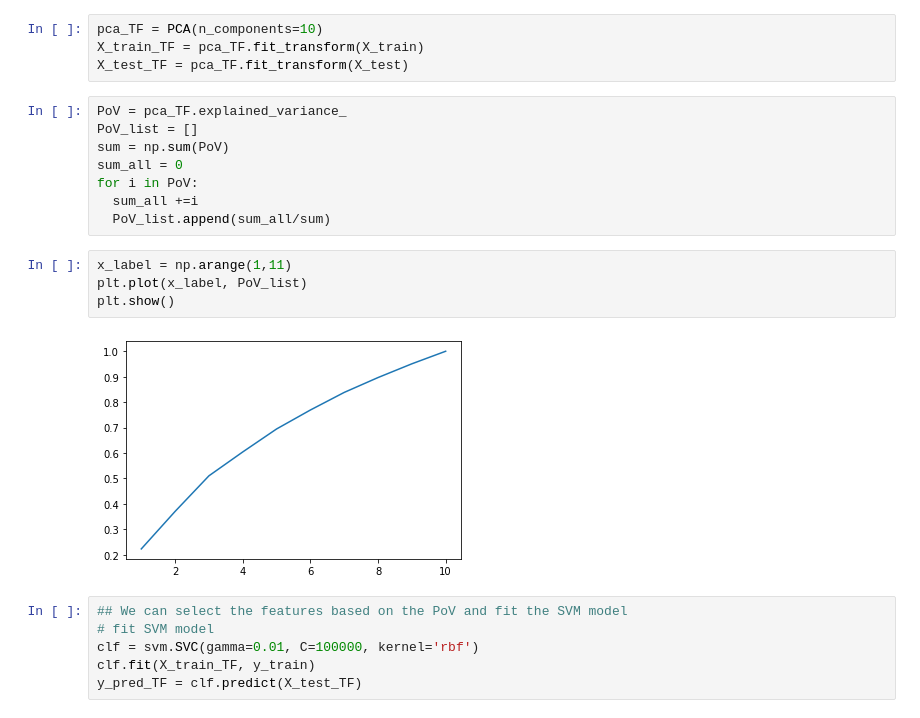
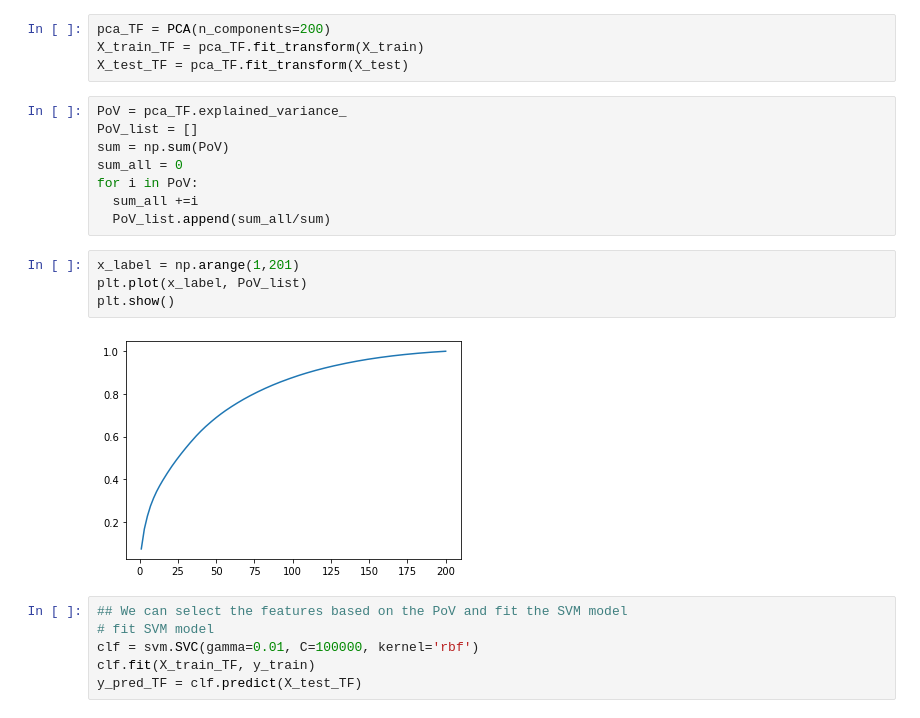
Before and after one commit to yeb2Binfang/ECE-GY-9163-ML-cyber, a Jupyter notebook: Lab/MLSec_Lab1.ipynb, the cells around one changed output. Cells and saved outputs as stored; diff of their text form.

```diff
--- a/Lab/MLSec_Lab1.ipynb
+++ b/Lab/MLSec_Lab1.ipynb
@@ -960,7 +961,7 @@ We use 1000 features above. We can use PCA to reduce the dimension to a small di
 X_train = StandardScaler().fit_transform(X_train)
 X_test = StandardScaler().fit_transform(X_test)
 # %%
-pca_TF = PCA(n_components=10)
+pca_TF = PCA(n_components=200)
 X_train_TF = pca_TF.fit_transform(X_train)
 X_test_TF = pca_TF.fit_transform(X_test)
 # %%
@@ -972,11 +973,11 @@ for i in PoV:
   sum_all +=i
   PoV_list.append(sum_all/sum)
 # %%
-x_label = np.arange(1,11)
+x_label = np.arange(1,201)
 plt.plot(x_label, PoV_list)
 plt.show()
 # %% [output]
-[figure, old version]
+[figure, new version]
 # %%
 ## We can select the features based on the PoV and fit the SVM model
 # fit SVM model
```
Also changed, not shown: parts of 10 cells of this notebook.
